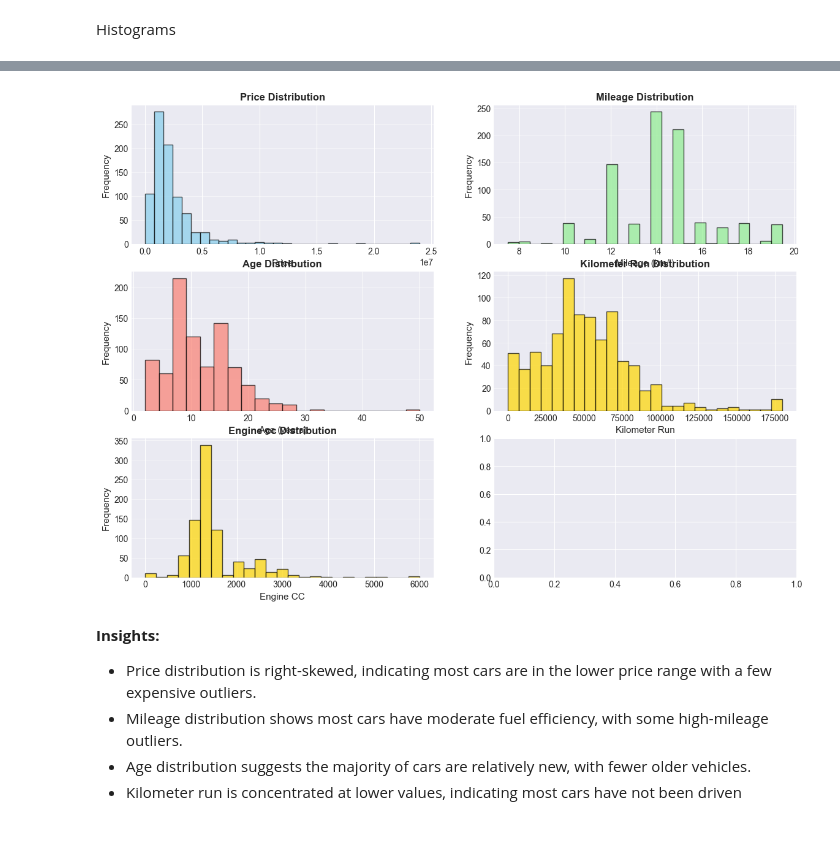
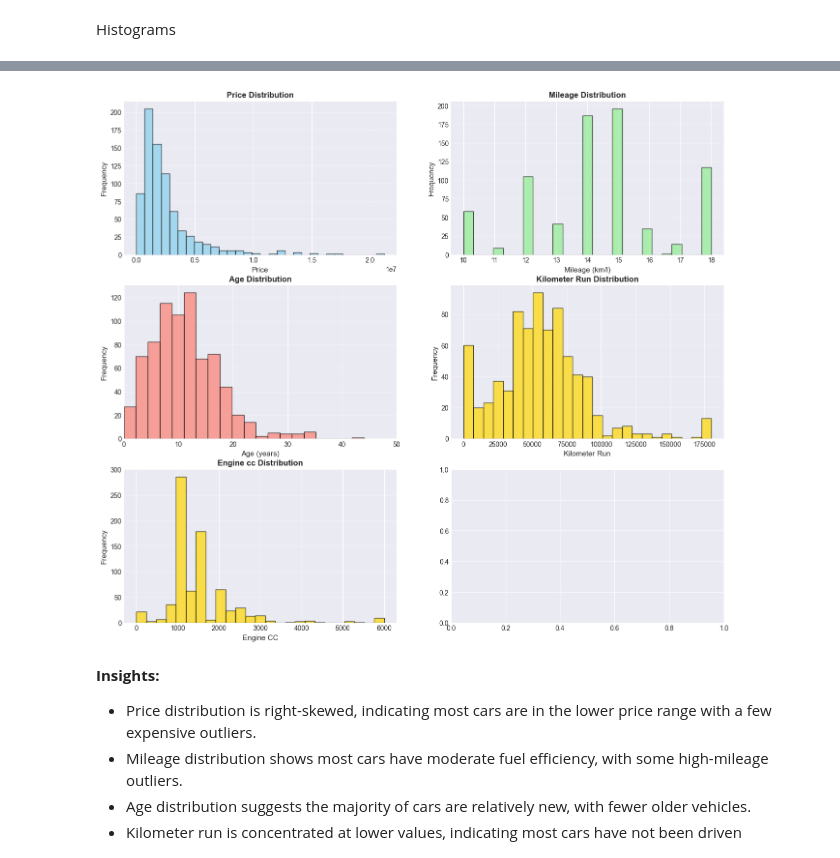
Before and after one commit to GauravKBhatt/Exploratory_Data_Analysis, a Jupyter notebook: src/processing/scraped_car_data/data_plotting.ipynb, the cells around one changed output, grey strips where cells are left out. Drawn from its saved outputs; the diff is of its cells as text; code cells hidden in the pictures; blank space fills up the shorter version.

```diff
--- a/src/processing/scraped_car_data/data_plotting.ipynb
+++ b/src/processing/scraped_car_data/data_plotting.ipynb
@@ -8,6 +8,6 @@ import seaborn as sns
 # %% [markdown]
 Loading the dataset
 # %%
-df = pd.read_csv('cleaned_data.csv')
+df = pd.read_csv("D:/Coding/Exploratory_Data_Analysis/data/Scraped/Clean/cleaned_car_data.csv")
 df.head()
 # %% [output]
@@ -26,5 +48,5 @@ Histograms
 # %%
-fig, axes = plt.subplots(3, 2, figsize=(14, 10))
+fig, axes = plt.subplots(3, 2, figsize=(16, 14))
 
 # Price
 axes[0, 0].hist(df['price'], bins=30, color='skyblue', edgecolor='black', alpha=0.7)
@@ -37,34 +59,36 @@ axes[0, 0].grid(axis='y', alpha=0.5)
 axes[0, 1].hist(df['mileage'], bins=25, color='lightgreen', edgecolor='black', alpha=0.7)
 axes[0, 1].set_xlabel('Mileage (km/l)', fontsize=11)
 axes[0, 1].set_ylabel('Frequency', fontsize=11)
 axes[0, 1].set_title('Mileage Distribution', fontsize=12, fontweight='bold')
 axes[0, 1].grid(axis='y', alpha=0.5)
 
 # Age
 axes[1, 0].hist(df['age'], bins=20, color='salmon', edgecolor='black', alpha=0.7)
 axes[1, 0].set_xlabel('Age (years)', fontsize=11)
 axes[1, 0].set_ylabel('Frequency', fontsize=11)
 axes[1, 0].set_title('Age Distribution', fontsize=12, fontweight='bold')
 axes[1, 0].grid(axis='y', alpha=0.5)
+axes[1, 0].set_xlim(0, 50)
 
 # Kilometer Run
 axes[1, 1].hist(df['kilometer_run'], bins=25, color='gold', edgecolor='black', alpha=0.7)
 axes[1, 1].set_xlabel('Kilometer Run', fontsize=11)
 axes[1, 1].set_ylabel('Frequency', fontsize=11)
 axes[1, 1].set_title('Kilometer Run Distribution', fontsize=12, fontweight='bold')
 axes[1, 1].grid(axis='y', alpha=0.5)
+
 
 # Engine Power
 axes[2, 0].hist(df['engine_cc'], bins=25, color='gold', edgecolor='black', alpha=0.7)
 axes[2, 0].set_xlabel('Engine CC', fontsize=11)
 axes[2, 0].set_ylabel('Frequency', fontsize=11)
 axes[2, 0].set_title('Engine cc Distribution', fontsize=12, fontweight='bold')
 axes[2, 0].grid(axis='y', alpha=0.5)
 
 
 plt.show()
 # %% [output]
-[figure, old version]
+[figure, new version]
 # %% [markdown]
 **Insights:**
 - Price distribution is right-skewed, indicating most cars are in the lower price range with a few expensive outliers.
```
Also changed, not shown: parts of 9 cells of this notebook, 2 other files.
